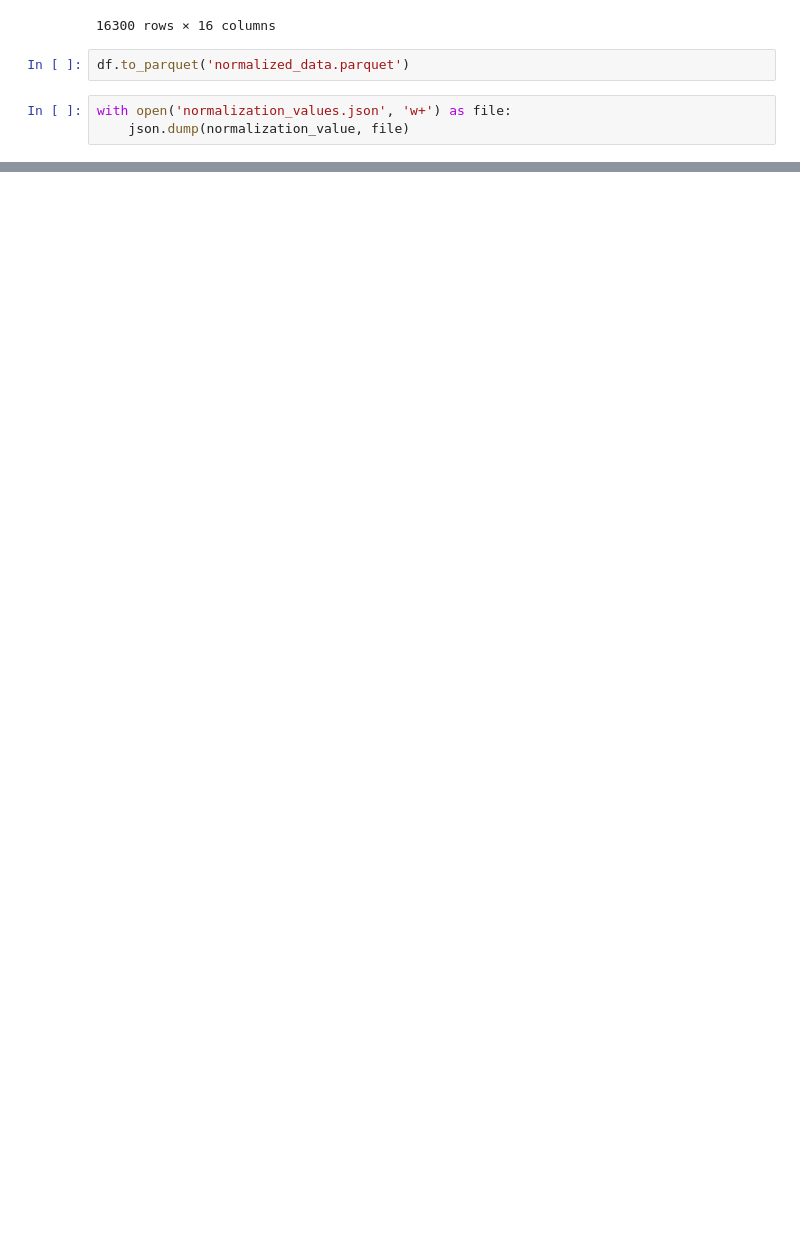
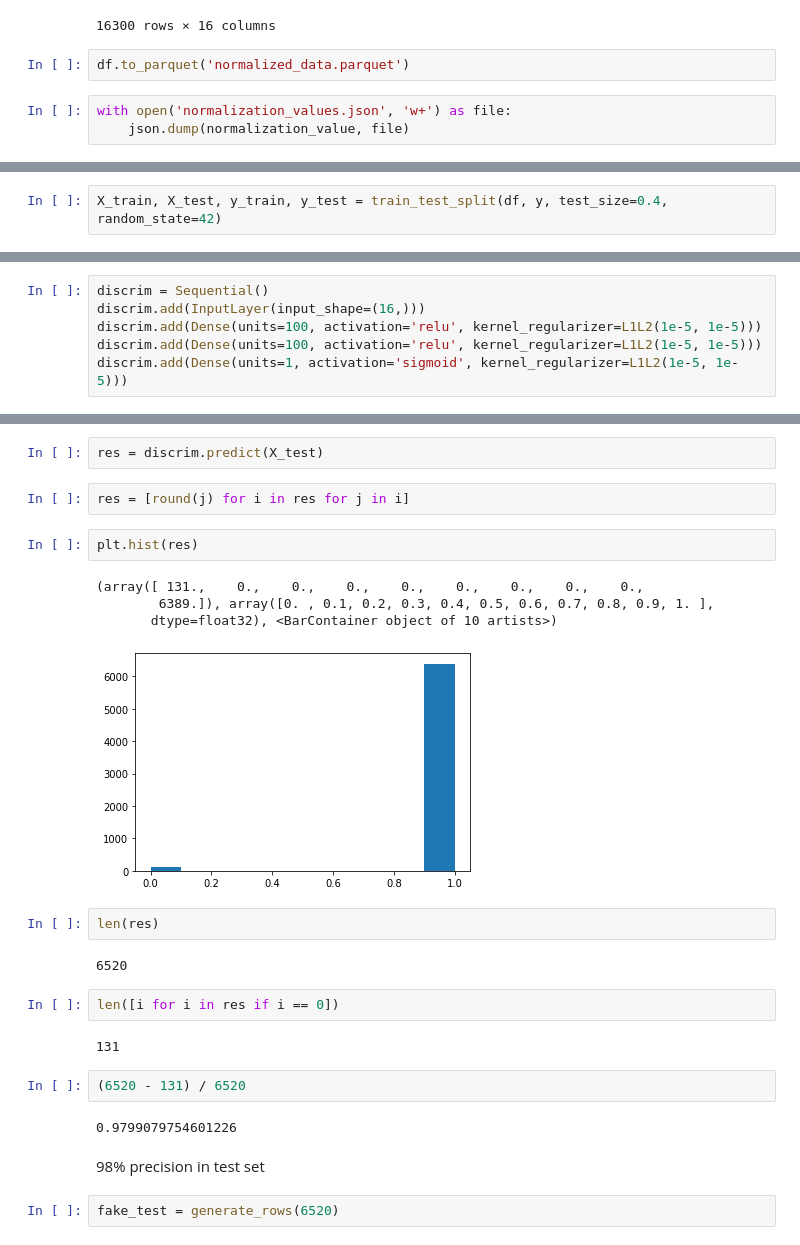
Before and after one commit to LRAbbade/IoT_anomaly_detection, a Jupyter notebook: training.ipynb, the cells around one changed output, grey strips where cells are left out. Cells and saved outputs as stored; diff of their text form; blank space fills up the shorter version.

Commit message:
training done

```diff
--- a/training.ipynb
+++ b/training.ipynb
@@ -79,0 +123,2 @@ normalization_values.json preped_dataset.parquet
+# %%
+X_train, X_test, y_train, y_test = train_test_split(df, y, test_size=0.4, random_state=42)
@@ -79,0 +153,6 @@ normalization_values.json preped_dataset.parquet
+# %%
+discrim = Sequential()
+discrim.add(InputLayer(input_shape=(16,)))
+discrim.add(Dense(units=100, activation='relu', kernel_regularizer=L1L2(1e-5, 1e-5)))
+discrim.add(Dense(units=100, activation='relu', kernel_regularizer=L1L2(1e-5, 1e-5)))
+discrim.add(Dense(units=1, activation='sigmoid', kernel_regularizer=L1L2(1e-5, 1e-5)))
@@ -79,0 +257,27 @@ normalization_values.json preped_dataset.parquet
+# %%
+res = discrim.predict(X_test)
+# %%
+res = [round(j) for i in res for j in i]
+# %%
+plt.hist(res)
+# %% [output]
+(array([ 131.,    0.,    0.,    0.,    0.,    0.,    0.,    0.,    0.,
+        6389.]), array([0. , 0.1, 0.2, 0.3, 0.4, 0.5, 0.6, 0.7, 0.8, 0.9, 1. ],
+       dtype=float32), <BarContainer object of 10 artists>)
+[figure, added]
+# %%
+len(res)
+# %% [output]
+6520
+# %%
+len([i for i in res if i == 0])
+# %% [output]
+131
+# %%
+(6520 - 131) / 6520
+# %% [output]
+0.9799079754601226
+# %% [markdown]
+98% precision in test set
+# %%
+fake_test = generate_rows(6520)
```
Also changed, not shown: parts of 38 cells of this notebook.
